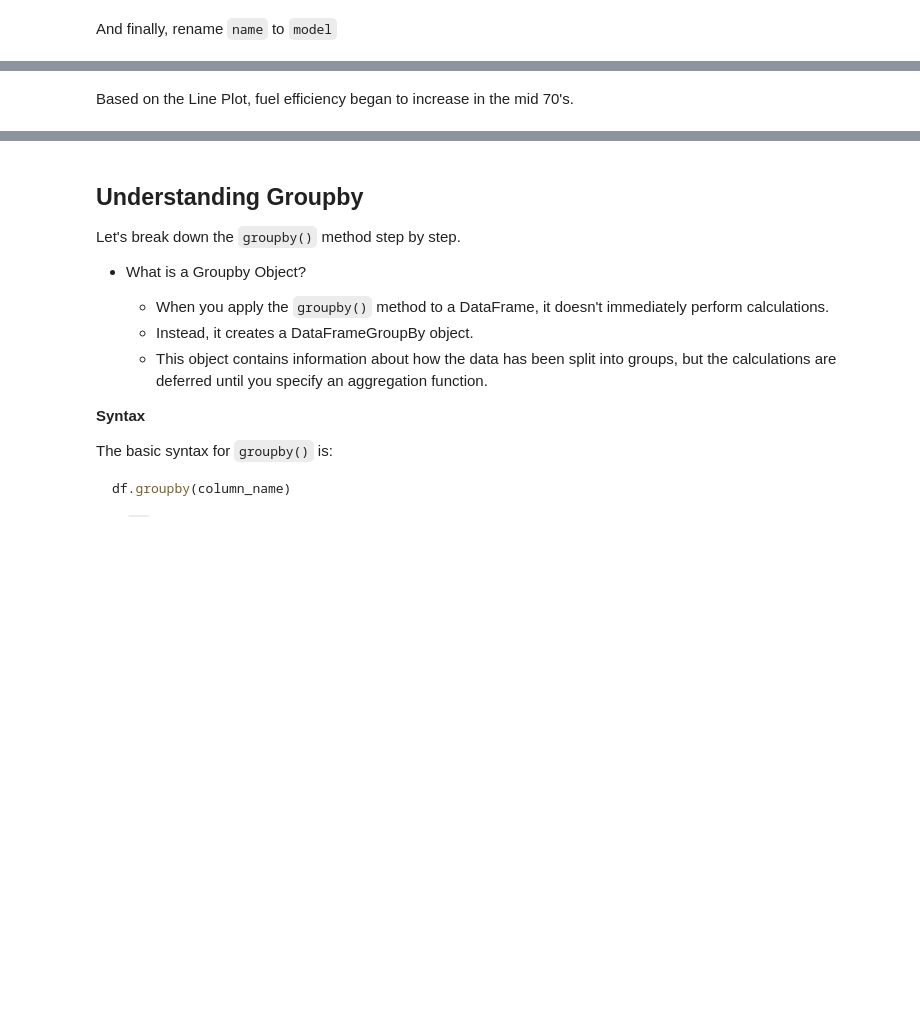
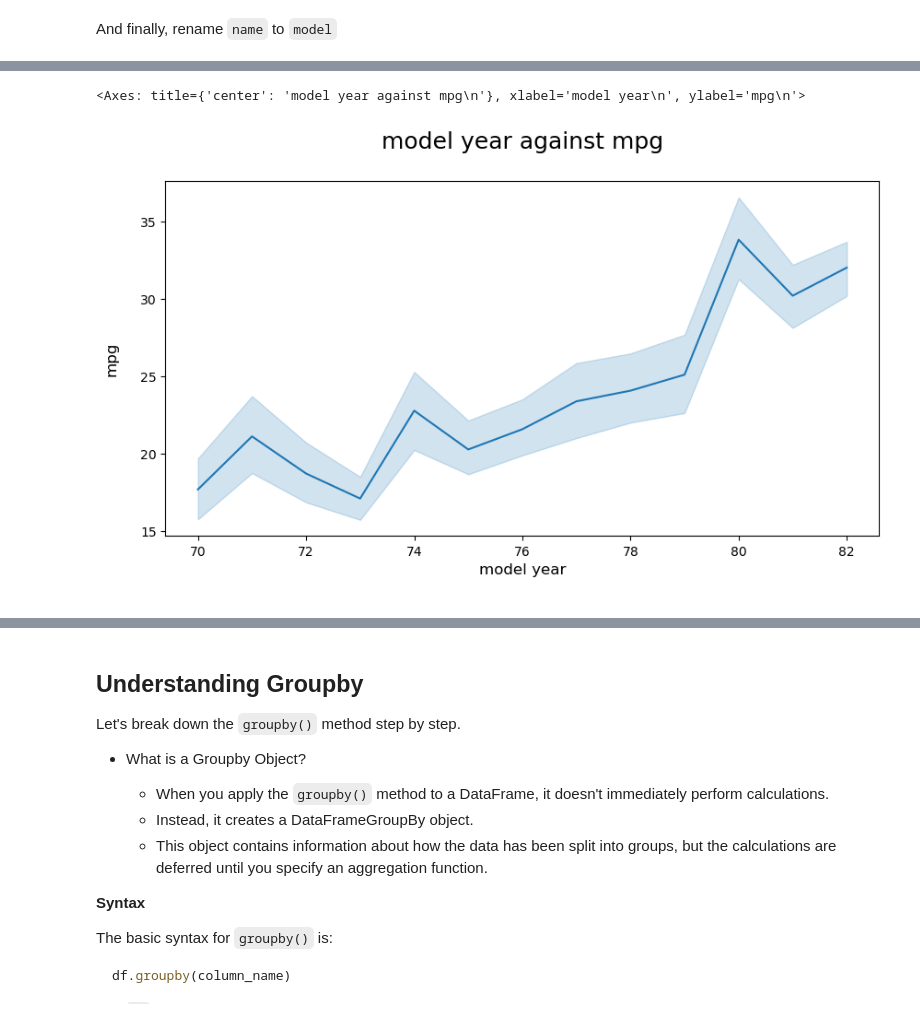
Before and after one commit to michaeltothewilson/data-with-python, a Jupyter notebook: notebooks/08_aggregating_data.ipynb, the cells around one changed output, grey strips where cells are left out. Cells and saved outputs as stored; diff of their text form; code cells hidden in the pictures; blank space fills up the shorter version.

```diff
--- a/notebooks/08_aggregating_data.ipynb
+++ b/notebooks/08_aggregating_data.ipynb
@@ -163,15 +286,16 @@ The majority of cars in this dataset from USA
 # %%
 ## Begin Visual
 plt.figure(figsize=(10,5), dpi=100)
 plt.title("model year against mpg\n", fontsize = 18)
 plt.xlabel("model year\n", fontsize = 12)
 plt.ylabel("mpg\n", fontsize = 12)
 sns.lineplot(x = 'model_year',
              y = 'mpg',
-             data = data_cleaned)
+             data = mpg_df_clean)
 ## End Visual
+# %% [output]
+<Axes: title={'center': 'model year against mpg\n'}, xlabel='model year\n', ylabel='mpg\n'>
+[figure, added]
-# %% [markdown]
-Based on the Line Plot, fuel efficiency began to increase in the mid 70's.
 # %% [markdown]
 ## Split-Apply-Combine: The Concept Behind Groupby
 
```
Also changed, not shown: parts of 58 cells of this notebook, 2 other files.
